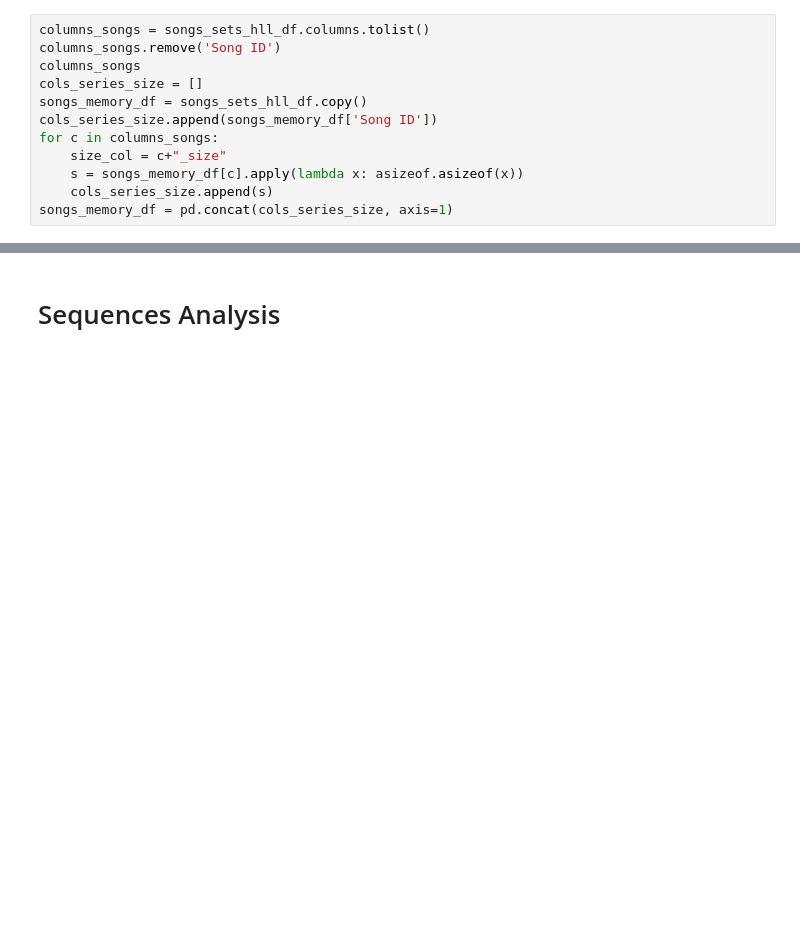
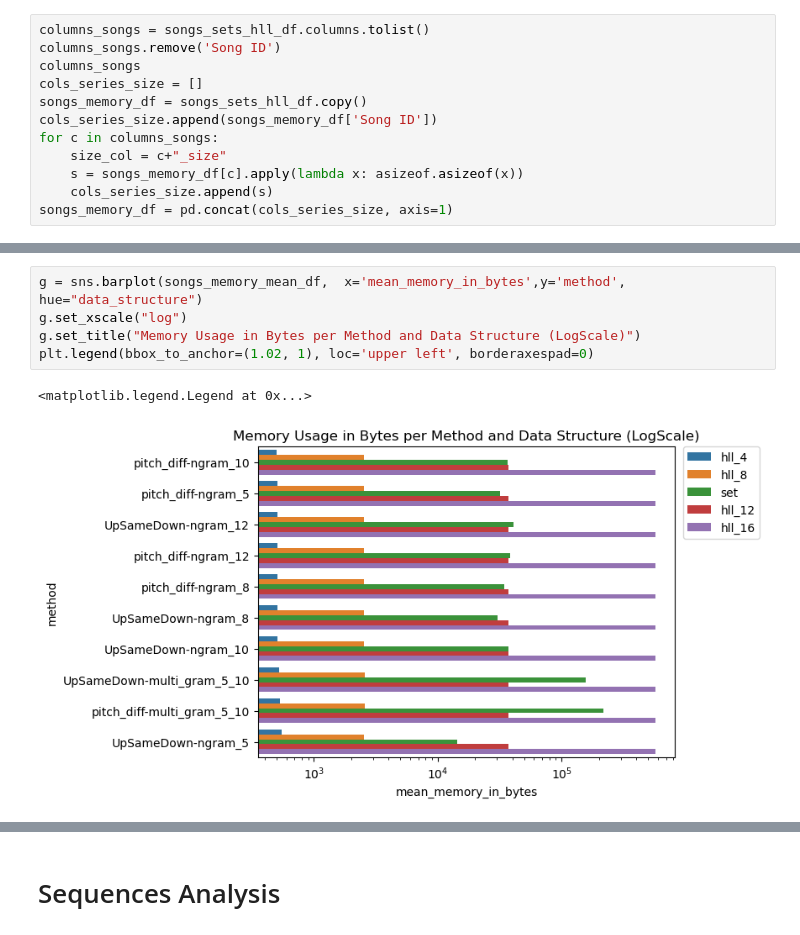
Before and after one commit to arthurlubambo-cct/capstone, a Jupyter notebook: evaluation.ipynb, the cells around one changed output, grey strips where cells are left out. Drawn from its saved outputs; the diff is of its cells as text; blank space fills up the shorter version.

```diff
--- a/evaluation.ipynb
+++ b/evaluation.ipynb
@@ -468 +474,9 @@ songs_memory_mean_df
+# %%
+g = sns.barplot(songs_memory_mean_df,  x='mean_memory_in_bytes',y='method', hue="data_structure")
+g.set_xscale("log")
+g.set_title("Memory Usage in Bytes per Method and Data Structure (LogScale)")
+plt.legend(bbox_to_anchor=(1.02, 1), loc='upper left', borderaxespad=0)
+# %% [output]
+<matplotlib.legend.Legend at 0x...>
+[figure, added]
 # %%
```
Also changed, not shown: parts of 23 cells of this notebook, 1 other file.
